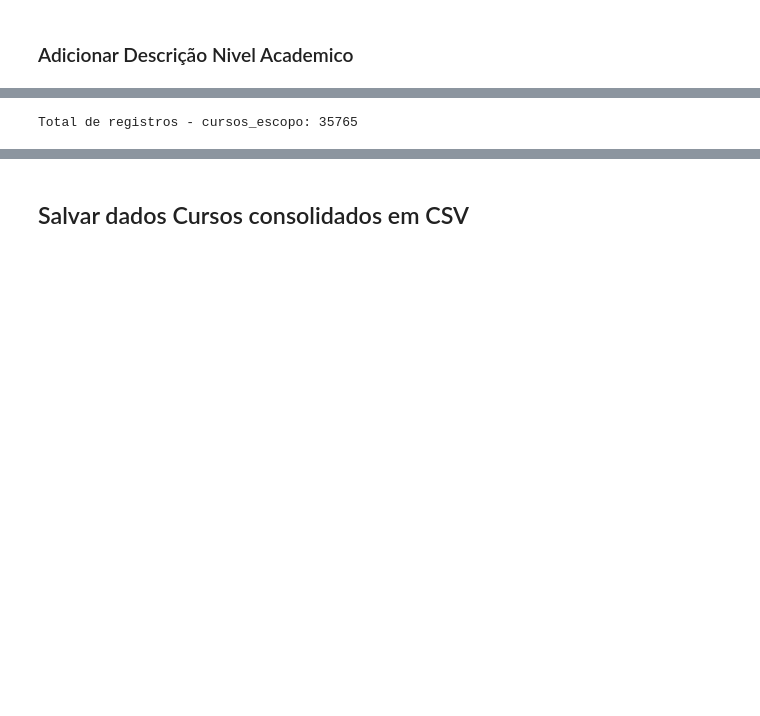
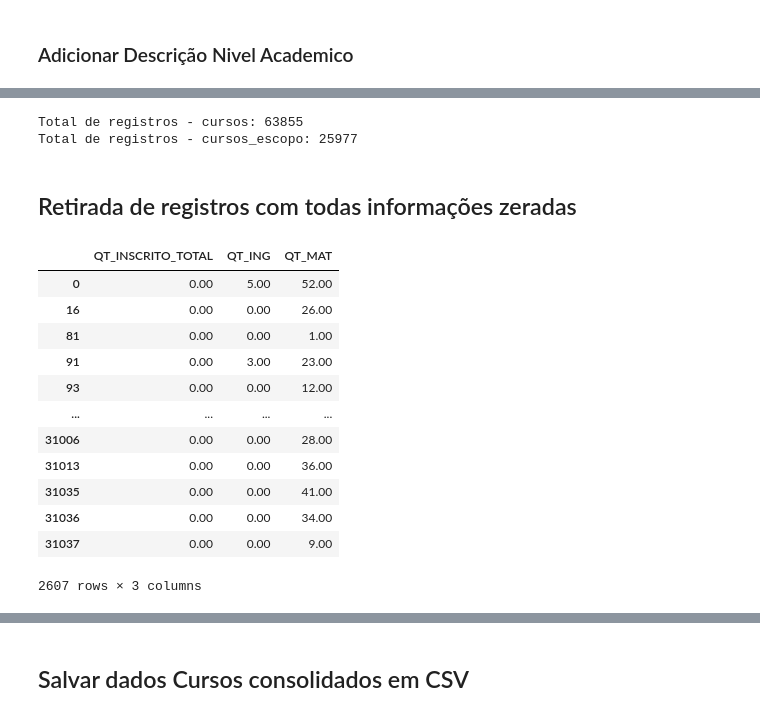
Before and after one commit to AlanaVieira/dados-ies, a Jupyter notebook: cadernos/versao02/02_Prepara_dados_Cursos.ipynb, the cells around one changed output, grey strips where cells are left out. Drawn from its saved outputs; the diff is of its cells as text; code cells hidden in the pictures; blank space fills up the shorter version.

```diff
--- a/cadernos/versao02/02_Prepara_dados_Cursos.ipynb
+++ b/cadernos/versao02/02_Prepara_dados_Cursos.ipynb
@@ -262,6 +269,6 @@ Número de valores nulos:
 # %%
 %%time
-cursos_orig = pd.read_csv('./dados/MICRODADOS_CADASTRO_CURSOS_2022.CSV',
+cursos_orig = pd.read_csv(filename,
                           #dtype = dict_dtype,
                           sep=';',
                           encoding='iso-8859-1',
@@ -570,6 +558,26 @@ cursos_escopo = cursos[
 # %%
+print('Total de registros - cursos:', cursos.shape[0])
 print('Total de registros - cursos_escopo:', cursos_escopo.shape[0])
 # %% [output]
-Total de registros - cursos_escopo: 35765
+Total de registros - cursos: 63855
+Total de registros - cursos_escopo: 25977
+# %% [markdown]
+## Retirada de registros com todas informações zeradas
 # %%
-# retirada de cursos com vagas = 0
+# retirada de cursos com vagas = 0 ? (nao retirar pois tem matriculados)
+col = ['QT_INSCRITO_TOTAL','QT_ING','QT_MAT']
+cursos_escopo[cursos_escopo['QT_VG_TOTAL']==0][col]# .shape # 1953
+# %% [output]
+|  | QT_INSCRITO_TOTAL | QT_ING | QT_MAT |
+| 0 | 0.00 | 5.00 | 52.00 |
+| 16 | 0.00 | 0.00 | 26.00 |
+| 81 | 0.00 | 0.00 | 1.00 |
+| 91 | 0.00 | 3.00 | 23.00 |
+| 93 | 0.00 | 0.00 | 12.00 |
+| ... | ... | ... | ... |
+| 31006 | 0.00 | 0.00 | 28.00 |
+| 31013 | 0.00 | 0.00 | 36.00 |
+| 31035 | 0.00 | 0.00 | 41.00 |
+| 31036 | 0.00 | 0.00 | 34.00 |
+| 31037 | 0.00 | 0.00 | 9.00 |
+2607 rows × 3 columns
```
Also changed, not shown: parts of 40 cells of this notebook, 4 other files.
